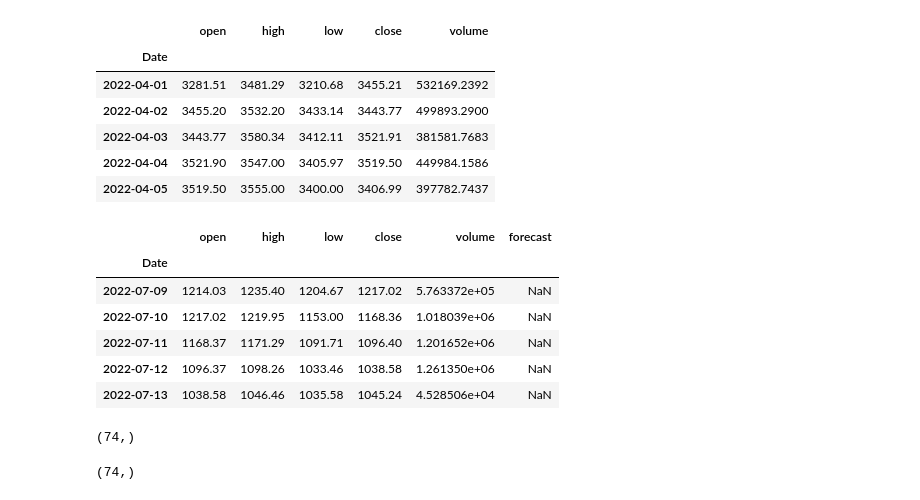
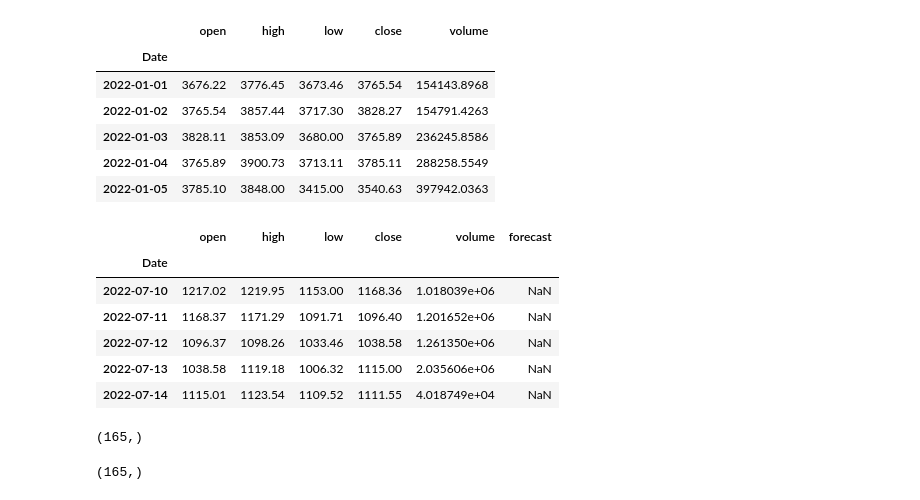
Before and after one commit to rudycav/Digital-Assets-Prediction-Model, a Jupyter notebook: Project/ Crypto_forecast_model.ipynb, the cells around one changed output. Drawn from its saved outputs; the diff is of its cells as text; code cells hidden in the pictures.

```diff
--- a/Project/ Crypto_forecast_model.ipynb
+++ b/Project/ Crypto_forecast_model.ipynb
@@ -29,37 +26,36 @@ from scipy.stats import sem
 # %%
 symbol = 'ETH'
 
 def get_crypto_price(symbol, exchange, start_date = None):
     api_key = ' E7KN41UXPEIKWXIK'
     api_url = f'https://www.alphavantage.co/query?function=DIGITAL_CURRENCY_DAILY&symbol={symbol}&market={exchange}&apikey={api_key}'
     raw_df = requests.get(api_url).json()
     df = pd.DataFrame(raw_df['Time Series (Digital Currency Daily)']).T
     df = df.rename(columns = {'1a. open (USD)': 'open', '2a. high (USD)': 'high', '3a. low (USD)': 'low', '4a. close (USD)': 'close', '5. volume': 'volume'})
     df.index.names = ['Date']
 
 
     for i in df.columns:
         df[i] = df[i].astype(float)
     df.index = pd.to_datetime(df.index)
     df = df.iloc[::-1].drop(['1b. open (USD)', '2b. high (USD)', '3b. low (USD)', '4b. close (USD)', '6. market cap (USD)'], axis = 1)
 
     if start_date:
         df = df[df.index >= start_date]
     return df
 
-crypto_df = get_crypto_price(symbol = symbol, exchange = 'USD', start_date = '2022-04-01')
+crypto_df = get_crypto_price(symbol = symbol, exchange = 'USD', start_date = '2022-01-01')
 crypto_df.head()
 # %% [output]
 |  | open | high | low | close | volume |
 | Date |  |  |  |  |  |
-| 2022-04-01 | 3281.51 | 3481.29 | 3210.68 | 3455.21 | 532169.2392 |
-| 2022-04-02 | 3455.20 | 3532.20 | 3433.14 | 3443.77 | 499893.2900 |
-| 2022-04-03 | 3443.77 | 3580.34 | 3412.11 | 3521.91 | 381581.7683 |
-| 2022-04-04 | 3521.90 | 3547.00 | 3405.97 | 3519.50 | 449984.1586 |
-| 2022-04-05 | 3519.50 | 3555.00 | 3400.00 | 3406.99 | 397782.7437 |
+| 2022-01-01 | 3676.22 | 3776.45 | 3673.46 | 3765.54 | 154143.8968 |
+| 2022-01-02 | 3765.54 | 3857.44 | 3717.30 | 3828.27 | 154791.4263 |
+| 2022-01-03 | 3828.11 | 3853.09 | 3680.00 | 3765.89 | 236245.8586 |
+| 2022-01-04 | 3765.89 | 3900.73 | 3713.11 | 3785.11 | 288258.5549 |
+| 2022-01-05 | 3785.10 | 3848.00 | 3415.00 | 3540.63 | 397942.0363 |
 # %%
 forecast_days = 30
-# Model appears to be effective using data from around 105 days back
 
 def create_prediction_column(df):
   crypto_df['forecast'] = crypto_df[['close']].shift(-forecast_days)
@@ -71,11 +67,11 @@ prediction_column.tail()
 # %% [output]
 |  | open | high | low | close | volume | forecast |
 | Date |  |  |  |  |  |  |
-| 2022-07-09 | 1214.03 | 1235.40 | 1204.67 | 1217.02 | 5.763372e+05 | NaN |
 | 2022-07-10 | 1217.02 | 1219.95 | 1153.00 | 1168.36 | 1.018039e+06 | NaN |
 | 2022-07-11 | 1168.37 | 1171.29 | 1091.71 | 1096.40 | 1.201652e+06 | NaN |
 | 2022-07-12 | 1096.37 | 1098.26 | 1033.46 | 1038.58 | 1.261350e+06 | NaN |
-| 2022-07-13 | 1038.58 | 1046.46 | 1035.58 | 1045.24 | 4.528506e+04 | NaN |
+| 2022-07-13 | 1038.58 | 1119.18 | 1006.32 | 1115.00 | 2.035606e+06 | NaN |
+| 2022-07-14 | 1115.01 | 1123.54 | 1109.52 | 1111.55 | 4.018749e+04 | NaN |
 # %%
 def smooth_data(data, alpha):
 
@@ -93,7 +89,7 @@ x_dataset = independent_dataset(expo_smooth)
 # %%
 x_dataset.shape
 # %% [output]
-(74,)
+(165,)
 # %%
 def dependent_dataset(df):
   y = prediction_column.forecast.values
@@ -105,7 +101,7 @@ y_dataset = dependent_dataset(expo_smooth)
 # %%
 y_dataset.shape
 # %% [output]
-(74,)
+(165,)
 # %%
 def split_data(X_data, y_data, test_size):
   X_train, X_test, y_train, y_test = train_test_split(x_dataset, y_dataset, test_size = 0.3)
```
Also changed, not shown: parts of 7 cells of this notebook.
